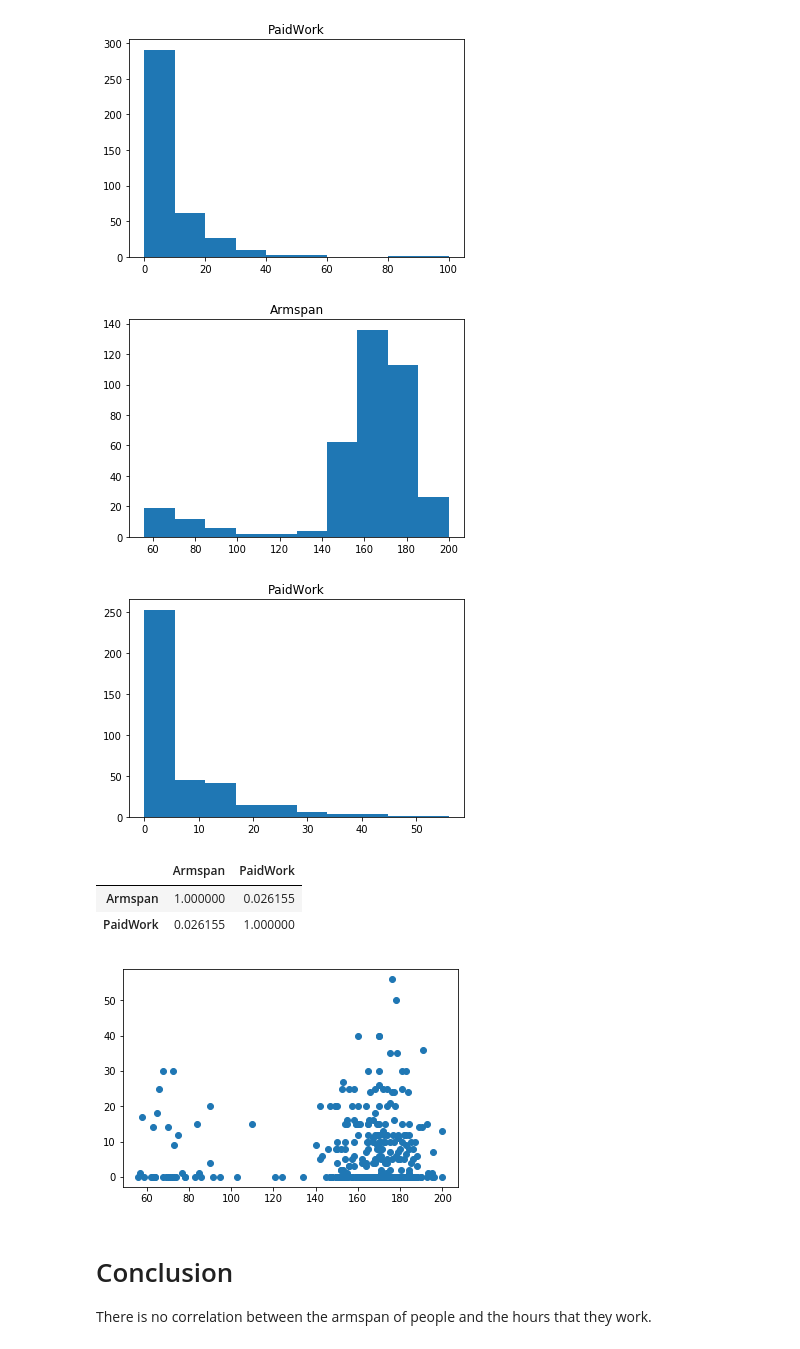
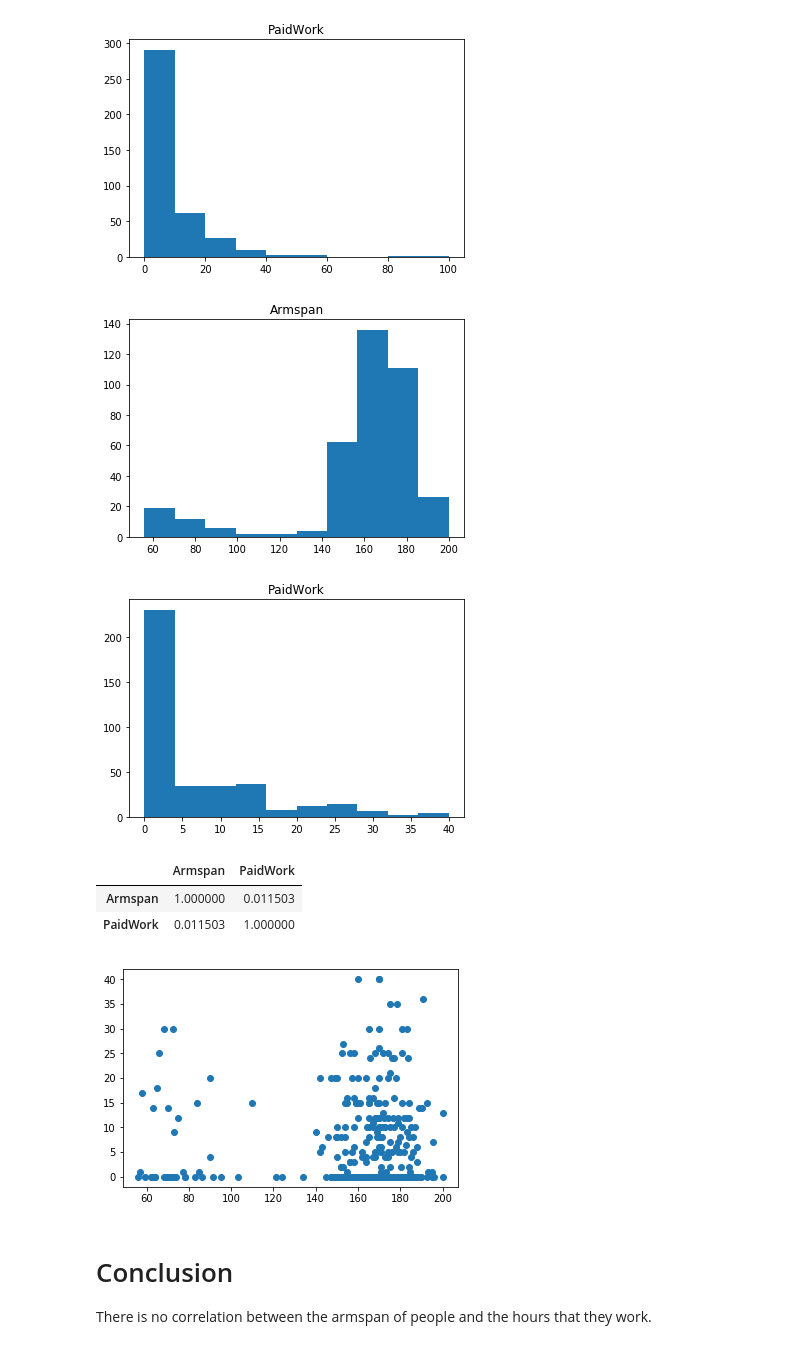
Before and after one commit to erikhansen816/datascience, a Jupyter notebook: schooldata2.ipynb, the cells around one changed output. Saved outputs shown, nothing was run; the diff lists cells and outputs as text; code cells hidden in the pictures.

```diff
--- a/schooldata2.ipynb
+++ b/schooldata2.ipynb
@@ -77,30 +77,30 @@ plt.show()
 [figure]
 [figure]
 # %%
-dfarmspan = dfarmspan[dfarmspan.PaidWork <= 60]
+dfarmspan = dfarmspan[dfarmspan.PaidWork <= 40]
 dfarmspan = dfarmspan[dfarmspan.Armspan >= 50]
 dfarmspan = dfarmspan[dfarmspan.Armspan <= 250]
 
 plt.hist(dfarmspan.Armspan)
 plt.title('Armspan')
 plt.show()
 plt.hist(dfarmspan.PaidWork)
 plt.title('PaidWork')
 plt.show()
 # %% [output]
-[figure, old version]
+[figure, new version]
-[figure, old version]
+[figure, new version]
 # %%
 dfarmspan.corr()
 # %% [output]
 |  | Armspan | PaidWork |
-| Armspan | 1.000000 | 0.026155 |
-| PaidWork | 0.026155 | 1.000000 |
+| Armspan | 1.000000 | 0.011503 |
+| PaidWork | 0.011503 | 1.000000 |
 # %%
 plt.scatter(dfarmspan.Armspan, dfarmspan.PaidWork)
 plt.show()
 # %% [output]
-[figure, old version]
+[figure, new version]
 # %% [markdown]
 # Conclusion
 
```
